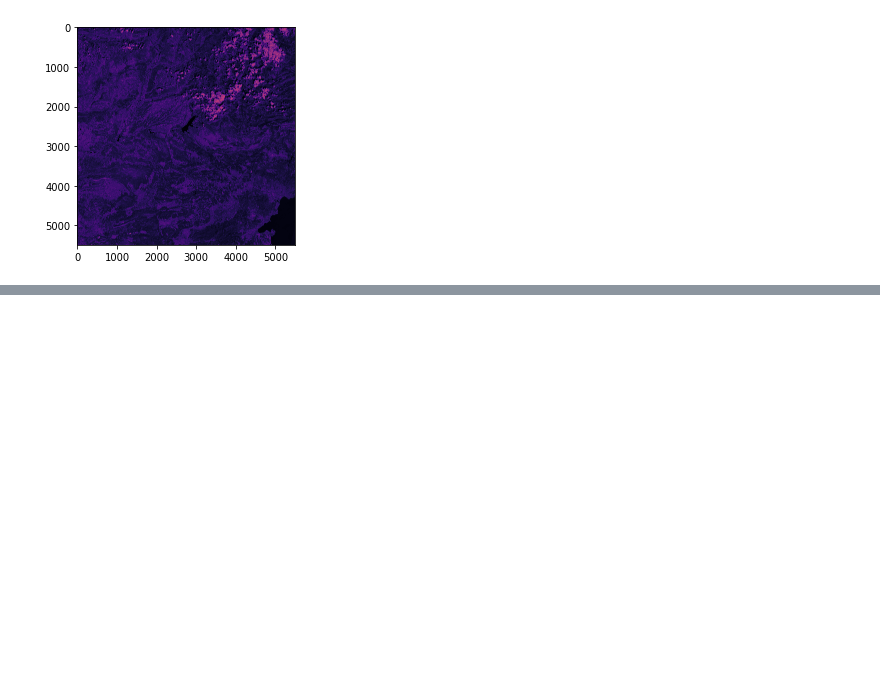
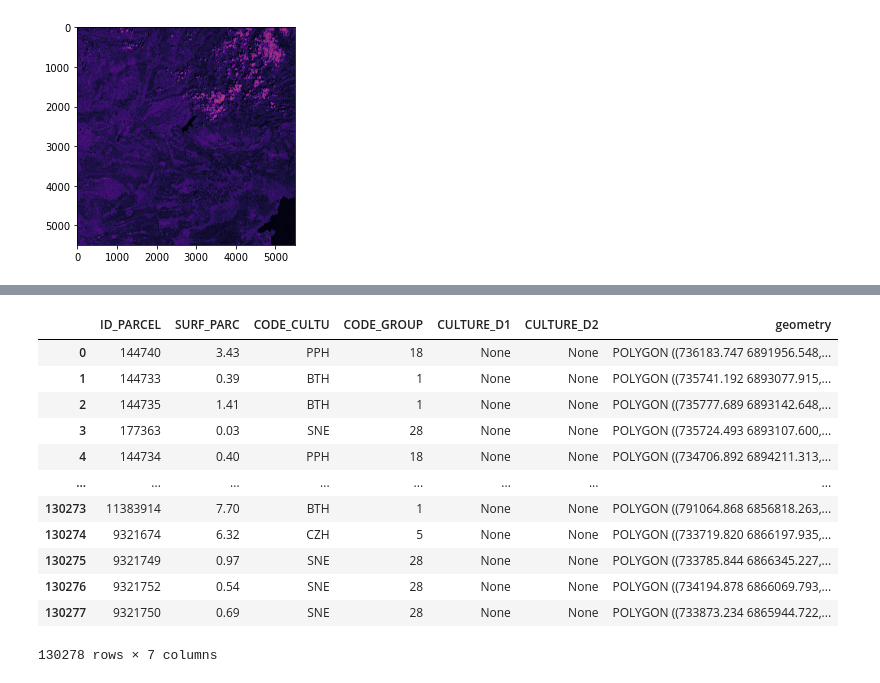
Before and after one commit to prhuppertz/Burned_Area_Detection, a Jupyter notebook: notebooks/data_experiments.ipynb, the cells around one changed output, grey strips where cells are left out. Drawn from its saved outputs; the diff is of its cells as text; code cells hidden in the pictures; blank space fills up the shorter version.

```diff
--- a/notebooks/data_experiments.ipynb
+++ b/notebooks/data_experiments.ipynb
@@ -119,0 +118,18 @@ Object `cmap` not found.
+# %%
+open_file3=gpd.read_file("/home/robert/ds-field-boundaries/data/shapefile/french_farms_full_cliped.shp")
+# %%
+open_file3
+# %% [output]
+|  | ID_PARCEL | SURF_PARC | CODE_CULTU | CODE_GROUP | CULTURE_D1 | CULTURE_D2 | geometry |
+| 0 | 144740 | 3.43 | PPH | 18 | None | None | POLYGON ((736183.747 6891956.548,... |
+| 1 | 144733 | 0.39 | BTH | 1 | None | None | POLYGON ((735741.192 6893077.915,... |
+| 2 | 144735 | 1.41 | BTH | 1 | None | None | POLYGON ((735777.689 6893142.648,... |
+| 3 | 177363 | 0.03 | SNE | 28 | None | None | POLYGON ((735724.493 6893107.600,... |
+| 4 | 144734 | 0.40 | PPH | 18 | None | None | POLYGON ((734706.892 6894211.313,... |
+| ... | ... | ... | ... | ... | ... | ... | ... |
+| 130273 | 11383914 | 7.70 | BTH | 1 | None | None | POLYGON ((791064.868 6856818.263,... |
+| 130274 | 9321674 | 6.32 | CZH | 5 | None | None | POLYGON ((733719.820 6866197.935,... |
+| 130275 | 9321749 | 0.97 | SNE | 28 | None | None | POLYGON ((733785.844 6866345.227,... |
+| 130276 | 9321752 | 0.54 | SNE | 28 | None | None | POLYGON ((734194.878 6866069.793,... |
+| 130277 | 9321750 | 0.69 | SNE | 28 | None | None | POLYGON ((733873.234 6865944.722,... |
+130278 rows × 7 columns
```
Also changed, not shown: parts of 2 cells of this notebook, 7 other files.
